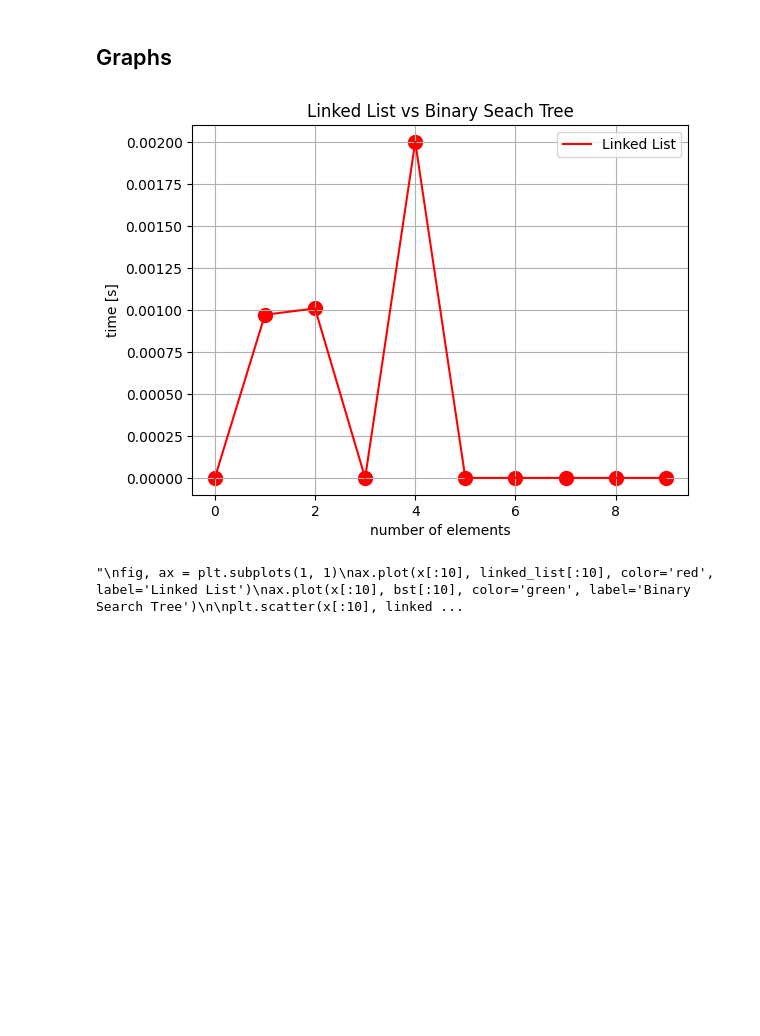
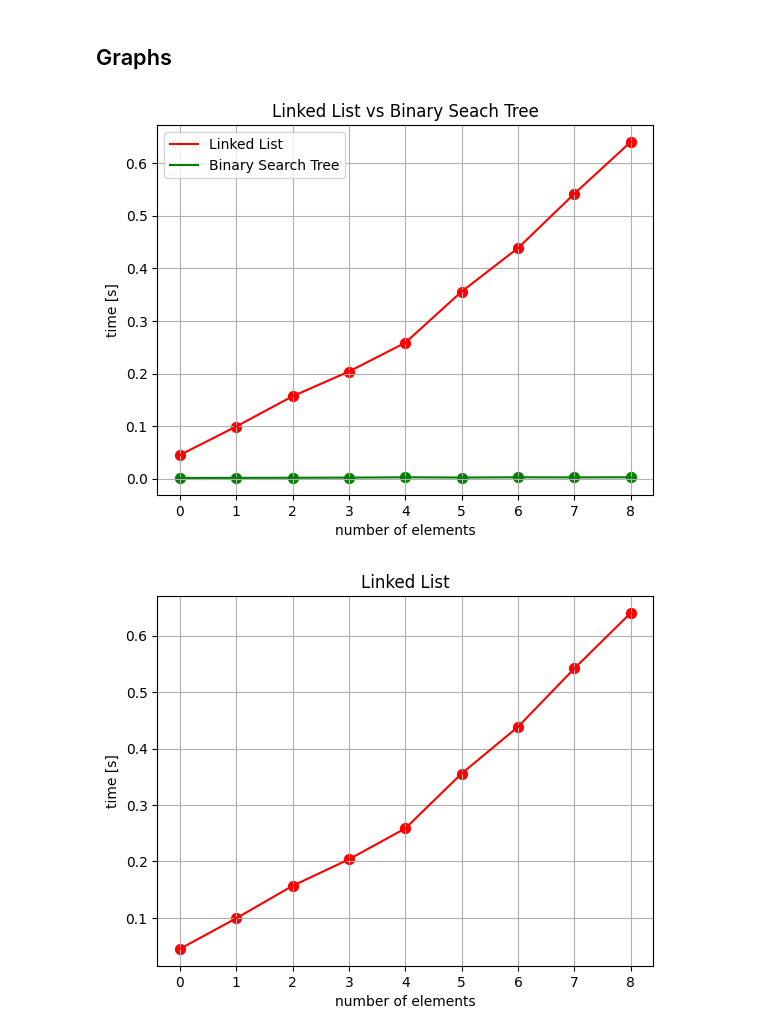
Before and after one commit to B0cz3k/linked_list_bst, a Jupyter notebook: report.ipynb, the cells around one changed output. Drawn from its saved outputs; the diff is of its cells as text; code cells hidden in the pictures; blank space fills up the shorter version.

```diff
--- a/report.ipynb
+++ b/report.ipynb
@@ -288,57 +312,51 @@ np.savetxt('bst.txt', results)
 # %% [markdown]
 ## Graphs
 # %%
-'''
-Measure how much time it takes to check existence of an element depending on the number
-of them. All your results should be presented using graphs.
-'''
-import matplotlib.pyplot as plt
-import numpy as np
-
 # Load and rearrange the data
 linked_list = np.loadtxt('linked_list.txt', delimiter=' ')
 bst = np.loadtxt('bst.txt', delimiter=' ')
 x = np.arange(len(linked_list))
 
 # Plot: Linked List vs Binary Search Tree
-fig, ax = plt.subplots(1, 1)
-ax.plot(x, linked_list, color='red', label='Linked List')
-ax.plot(x, bst, color='green', label='Binary Search Tree')
 
-plt.scatter(x, linked_list, s=100, c='red', marker='o')
-plt.scatter(x, bst, s=100, c='green', marker='o')
+plt.plot(x, linked_list, color='red', label='Linked List')
+plt.plot(x, bst, color='green', label='Binary Search Tree')
+
+plt.scatter(x, linked_list, s=50, c='red', marker='o')
+plt.scatter(x, bst, s=50, c='green', marker='o')
 
 plt.title('Linked List vs Binary Seach Tree')
 plt.xlabel('number of elements')
 plt.ylabel('time [s]')
 plt.legend()
 plt.grid(True)
 plt.show()
 
 
 # Plot: Linked List
-'''
-fig, ax = plt.subplots(1, 1)
-ax.plot(x[:10], linked_list[:10], color='red', label='Linked List')
-ax.plot(x[:10], bst[:10], color='green', label='Binary Search Tree')
 
-plt.scatter(x[:10], linked_list[:10], s=100, c='red', marker='o')#
-plt.scatter(x[:10], bst[:10], s=100, c='green', marker='o')#
+plt.plot(x, linked_list, color='red')
 
-plt.title('Linked List vs Binary Search Tree')
+plt.scatter(x, linked_list, s=50, c='red', marker='o')
+
+plt.title('Linked List')
 plt.xlabel('number of elements')
 plt.ylabel('time [s]')
-plt.legend()
 plt.grid(True)
 plt.show()
-'''
+
 
 # Plot: Binary Search Tree
-plt.plot(results['n'],results['r'])
-plt.xlabel("Number of tree nodes")
-plt.ylabel("Total execution time (ms)")
-plt.title("Time to check existence of node in n-node BST (time for 10000 attempts)")
+plt.plot(x, bst, color='green')
+
+plt.scatter(x, bst, s=50, c='green', marker='o')
+
+#plt.title("Time to check existence of node in n-node BST (time for 10000 attempts)")
+plt.title('Binary Search Tree')
+plt.xlabel('Number of tree nodes')
+plt.ylabel('time [s]')
+plt.grid(True)
 plt.show()
 # %% [output]
-[figure, old version]
+[figure, new version]
-"\nfig, ax = plt.subplots(1, 1)\nax.plot(x[:10], linked_list[:10], color='red', label='Linked List')\nax.plot(x[:10], bst[:10], color='green', label='Binary Search Tree')\n\nplt.scatter(x[:10], linked ...
+[figure, added]
```
Also changed, not shown: parts of 5 cells of this notebook, 1 other file.
